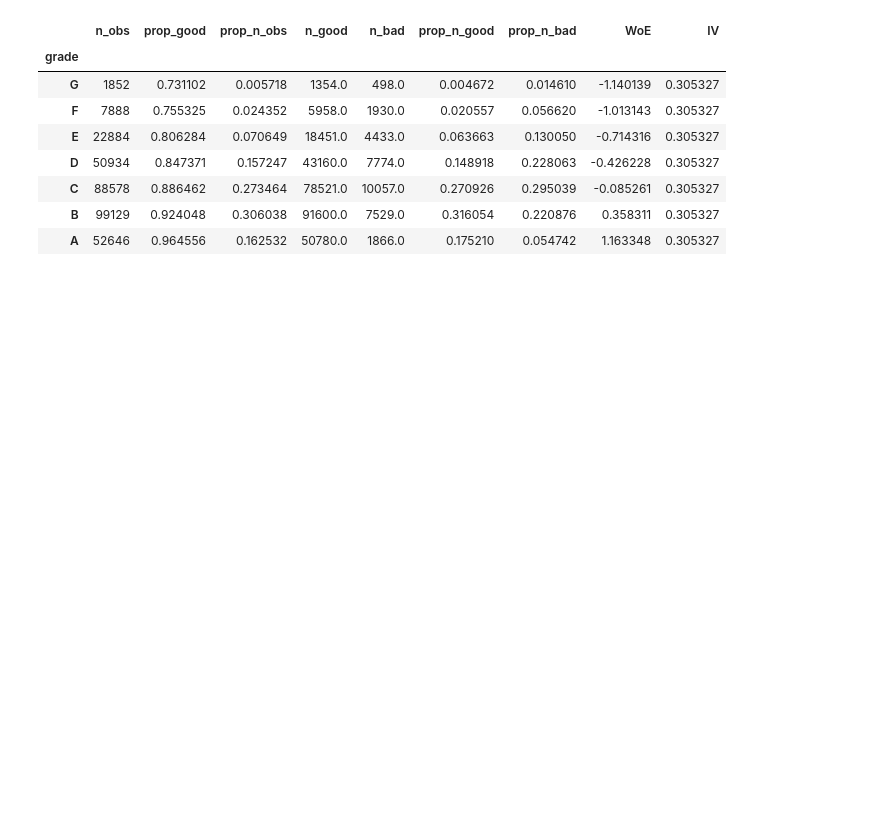
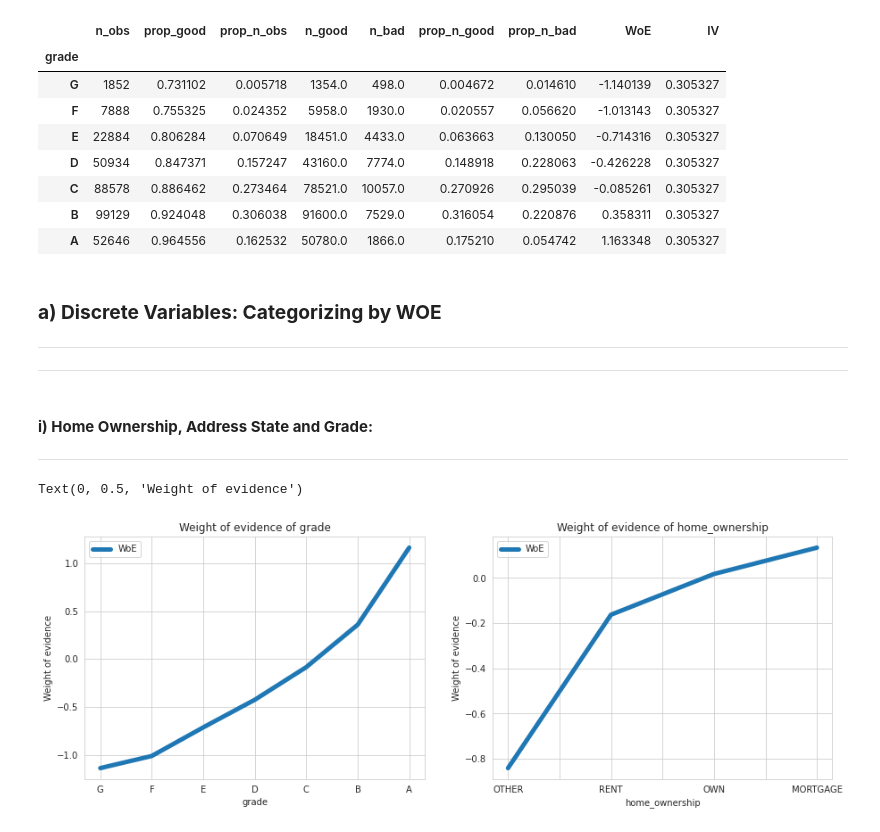
Before and after one commit to ddv246/Lending-Club, a Jupyter notebook: Copy_of_LendingClub_Project.ipynb, the cells around one changed output. Cells and saved outputs as stored; diff of their text form; code cells hidden in the pictures; blank space fills up the shorter version.

```diff
--- a/Copy_of_LendingClub_Project.ipynb
+++ b/Copy_of_LendingClub_Project.ipynb
@@ -1051,3 +1089,30 @@ df_temp.set_index('grade')
 | C | 88578 | 0.886462 | 0.273464 | 78521.0 | 10057.0 | 0.270926 | 0.295039 | -0.085261 | 0.305327 |
 | B | 99129 | 0.924048 | 0.306038 | 91600.0 | 7529.0 | 0.316054 | 0.220876 | 0.358311 | 0.305327 |
 | A | 52646 | 0.964556 | 0.162532 | 50780.0 | 1866.0 | 0.175210 | 0.054742 | 1.163348 | 0.305327 |
+# %% [markdown]
+### **a) Discrete Variables: Categorizing by WOE**
+
+---
+
+
+
+---
+# %% [markdown]
+#### **i) Home Ownership, Address State and Grade:**
+
+---
+# %%
+fig,(ax1,ax2) = plt.subplots(1,2)
+## calculating woe and plotting for grade
+df_temp.plot(ax=ax1,x = 'grade',y='WoE',lw=5,figsize=(15,5))
+ax1.set_title('Weight of evidence of grade')
+ax1.set_ylabel('Weight of evidence')
+## Calculating weight of evidence and plotting for home ownership
+df_temp = get_woe_discrete(df_inputs, 'home_ownership', df_targets_prepr)
+df_temp.set_index('home_ownership')
+df_temp.plot(ax = ax2,x = 'home_ownership',y='WoE',lw=5)
+ax2.set_title('Weight of evidence of home_ownership')
+ax2.set_ylabel('Weight of evidence')
+# %% [output]
+Text(0, 0.5, 'Weight of evidence')
+[figure, added]
```
Also changed, not shown: parts of 79 cells of this notebook.
